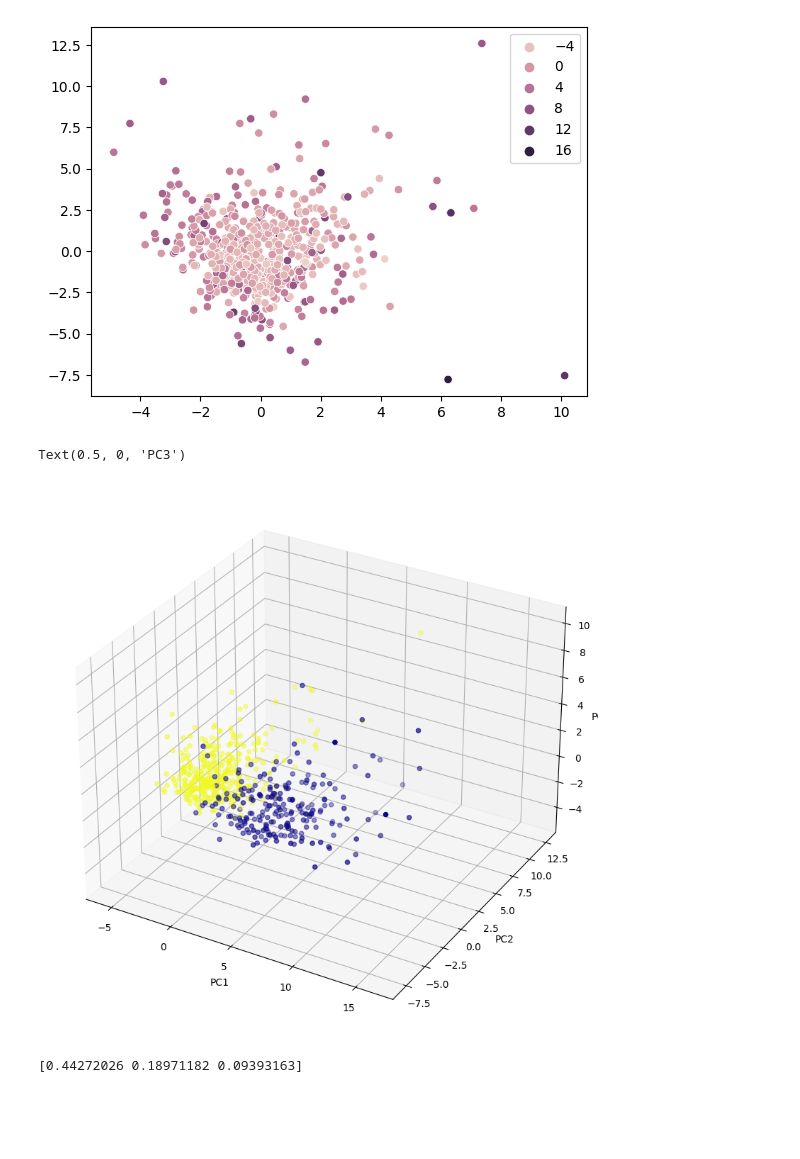
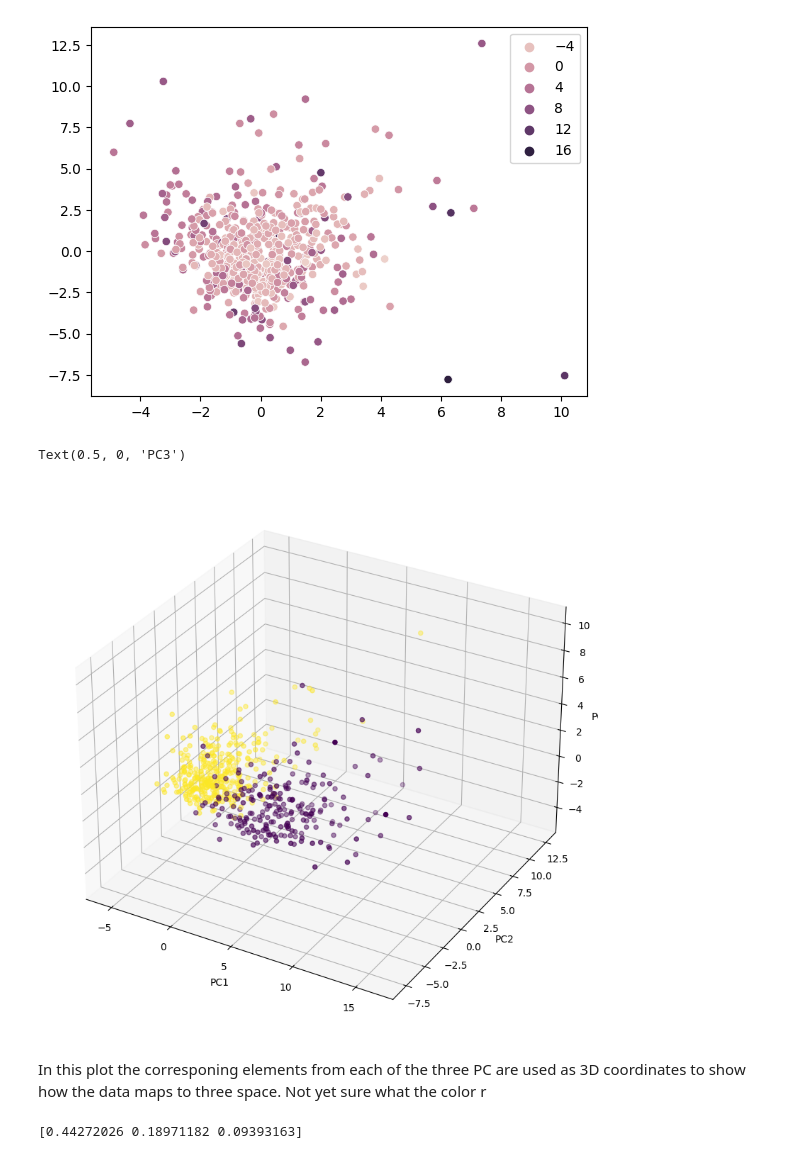
Before and after one commit to flyinacres/dimensionality, a Jupyter notebook: pcawp.ipynb, the cells around one changed output. Saved outputs shown, nothing was run; the diff lists cells and outputs as text; code cells hidden in the pictures; blank space fills up the shorter version.

```diff
--- a/pcawp.ipynb
+++ b/pcawp.ipynb
@@ -113,19 +113,21 @@ sns.scatterplot(x=x[:,2], y=x[:,1], hue=x[:,0])
 # %%
 # import relevant libraries for 3d graph
 from mpl_toolkits.mplot3d import Axes3D
 fig = plt.figure(figsize=(10,10))
 
 # choose projection 3d for creating a 3d graph
 axis = fig.add_subplot(111, projection='3d')
 
 # x[:,0]is pc1,x[:,1] is pc2 while x[:,2] is pc3
-axis.scatter(x[:,0],x[:,1],x[:,2], c=data['target'],cmap='plasma')
+axis.scatter(x[:,0],x[:,1],x[:,2], c=data['target'])
 axis.set_xlabel("PC1", fontsize=10)
 axis.set_ylabel("PC2", fontsize=10)
 axis.set_zlabel("PC3", fontsize=10)
 # %% [output]
 Text(0.5, 0, 'PC3')
-[figure, old version]
+[figure, new version]
+# %% [markdown]
+In this plot the corresponing elements from each of the three PC are used as 3D coordinates to show how the data maps to three space. Not yet sure what the color r
 # %%
 # check how much variance is explained by each principal component
 print(principal.explained_variance_ratio_)
```
